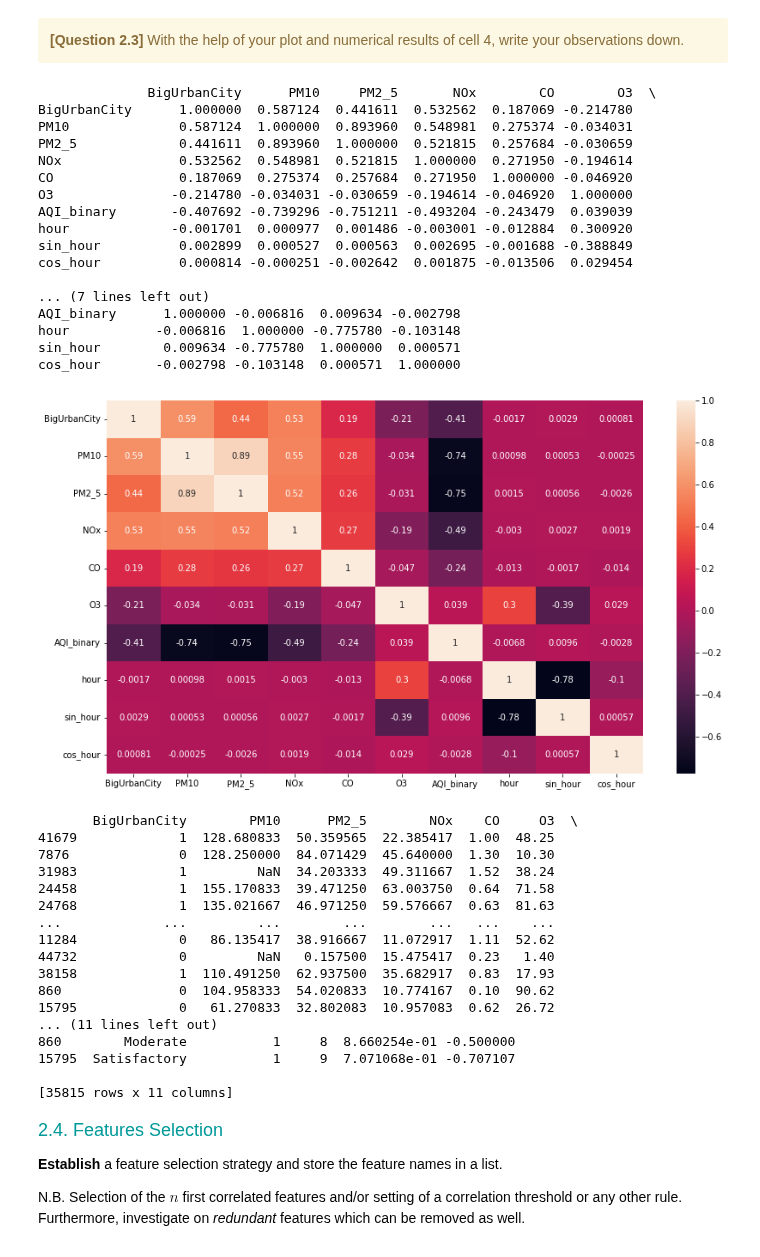
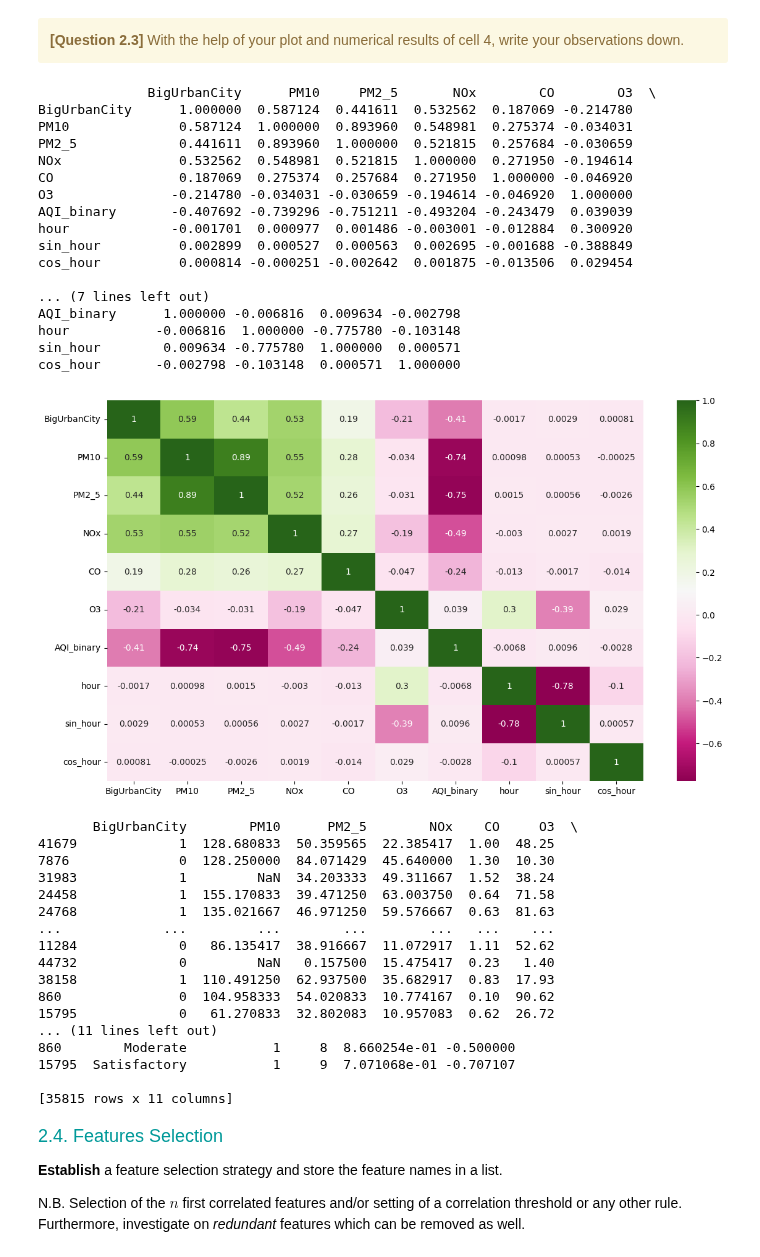
Before and after one commit to ardenne7/Hackatons_3, a Jupyter notebook: Hackathon03-Classification_Student.ipynb, the cells around one changed output. Drawn from its saved outputs; the diff is of its cells as text; code cells hidden in the pictures.

```diff
--- a/Hackathon03-Classification_Student.ipynb
+++ b/Hackathon03-Classification_Student.ipynb
@@ -420,35 +420,35 @@ CELL N°5 : CORRELATION MATRIX
 #############################
 
 plt.figure(figsize=(14,8))
 corr_matrix = data_train.corr()
 print(corr_matrix)
-sn.heatmap(corr_matrix, annot=True)
+sn.heatmap(corr_matrix, annot=True, cmap="PiYG")
 plt.show()
 
 print(data_train)
 
 ##########################
 # End :
 #########################
 # %% [output]
               BigUrbanCity      PM10     PM2_5       NOx        CO        O3  \
 BigUrbanCity      1.000000  0.587124  0.441611  0.532562  0.187069 -0.214780
 PM10              0.587124  1.000000  0.893960  0.548981  0.275374 -0.034031
 PM2_5             0.441611  0.893960  1.000000  0.521815  0.257684 -0.030659
 NOx               0.532562  0.548981  0.521815  1.000000  0.271950 -0.194614
 CO                0.187069  0.275374  0.257684  0.271950  1.000000 -0.046920
 O3               -0.214780 -0.034031 -0.030659 -0.194614 -0.046920  1.000000
 AQI_binary       -0.407692 -0.739296 -0.751211 -0.493204 -0.243479  0.039039
 hour             -0.001701  0.000977  0.001486 -0.003001 -0.012884  0.300920
 sin_hour          0.002899  0.000527  0.000563  0.002695 -0.001688 -0.388849
 cos_hour          0.000814 -0.000251 -0.002642  0.001875 -0.013506  0.029454
 
 ... (7 lines left out)
 AQI_binary      1.000000 -0.006816  0.009634 -0.002798
 hour           -0.006816  1.000000 -0.775780 -0.103148
 sin_hour        0.009634 -0.775780  1.000000  0.000571
 cos_hour       -0.002798 -0.103148  0.000571  1.000000
-[figure, old version]
+[figure, new version]
        BigUrbanCity        PM10      PM2_5        NOx    CO     O3  \
 41679             1  128.680833  50.359565  22.385417  1.00  48.25
 7876              0  128.250000  84.071429  45.640000  1.30  10.30
```
Also changed, not shown: parts of 3 cells of this notebook.
